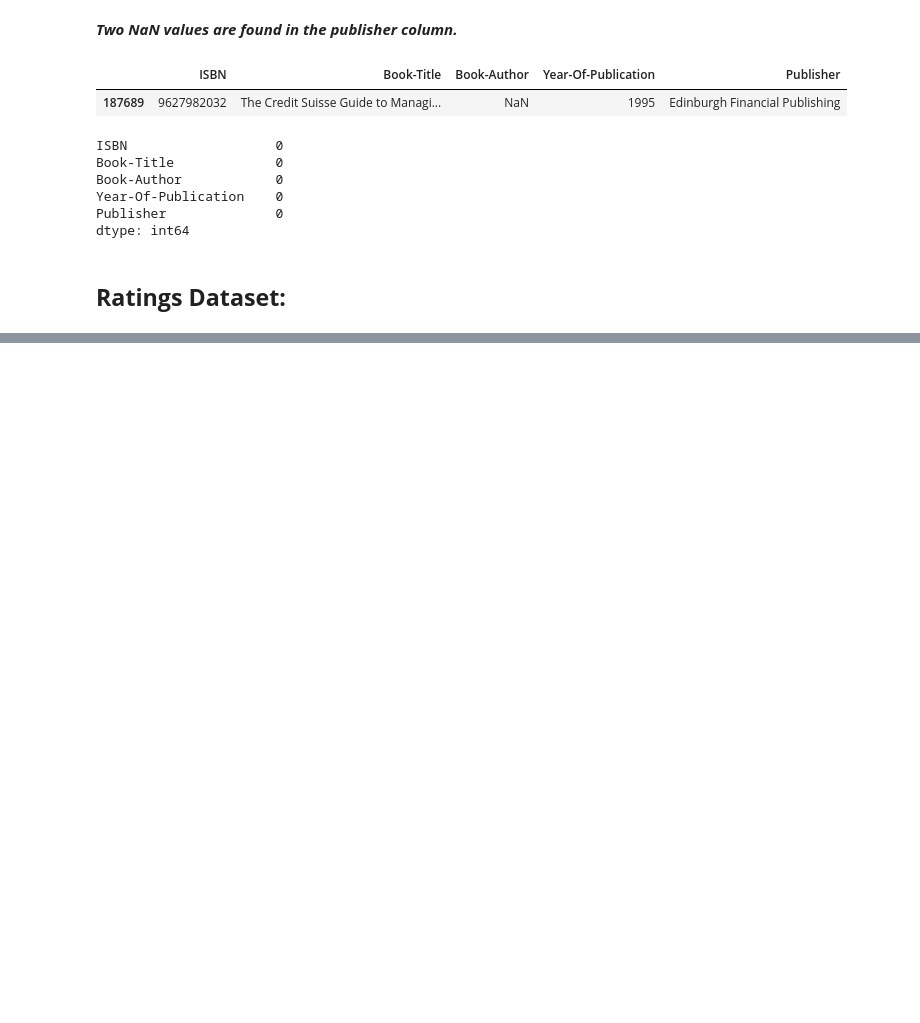
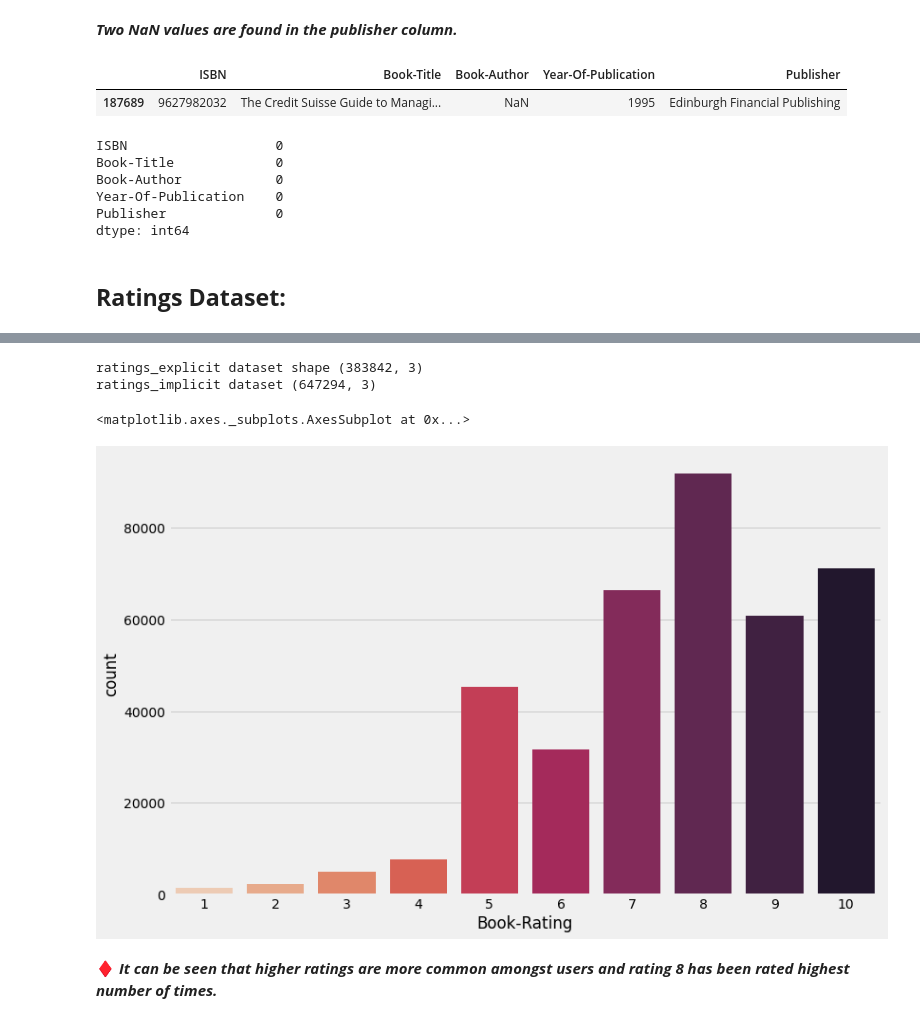
Before and after one commit to roysoni24/Book-Recommendation-System, a Jupyter notebook: Book_Recommendation_System.ipynb, the cells around one changed output, grey strips where cells are left out. Cells and saved outputs as stored; diff of their text form; code cells hidden in the pictures; blank space fills up the shorter version.

```diff
--- a/Book_Recommendation_System.ipynb
+++ b/Book_Recommendation_System.ipynb
@@ -423,0 +468,15 @@ dtype: int64
+# %%
+print('ratings_explicit dataset shape',ratings_explicit.shape)
+print('ratings_implicit dataset',ratings_implicit.shape)
+# %% [output]
+ratings_explicit dataset shape (383842, 3)
+ratings_implicit dataset (647294, 3)
+# %%
+plt.style.use('fivethirtyeight')
+plt.figure(figsize=(12, 8))
+sns.countplot(data=ratings_explicit , x='Book-Rating', palette='rocket_r')
+# %% [output]
+<matplotlib.axes._subplots.AxesSubplot at 0x...>
+[figure, added]
+# %% [markdown]
+♦ ***It can be seen that higher ratings are more common amongst users and rating 8 has been rated highest number of times.***
```
Also changed, not shown: parts of 65 cells of this notebook.
